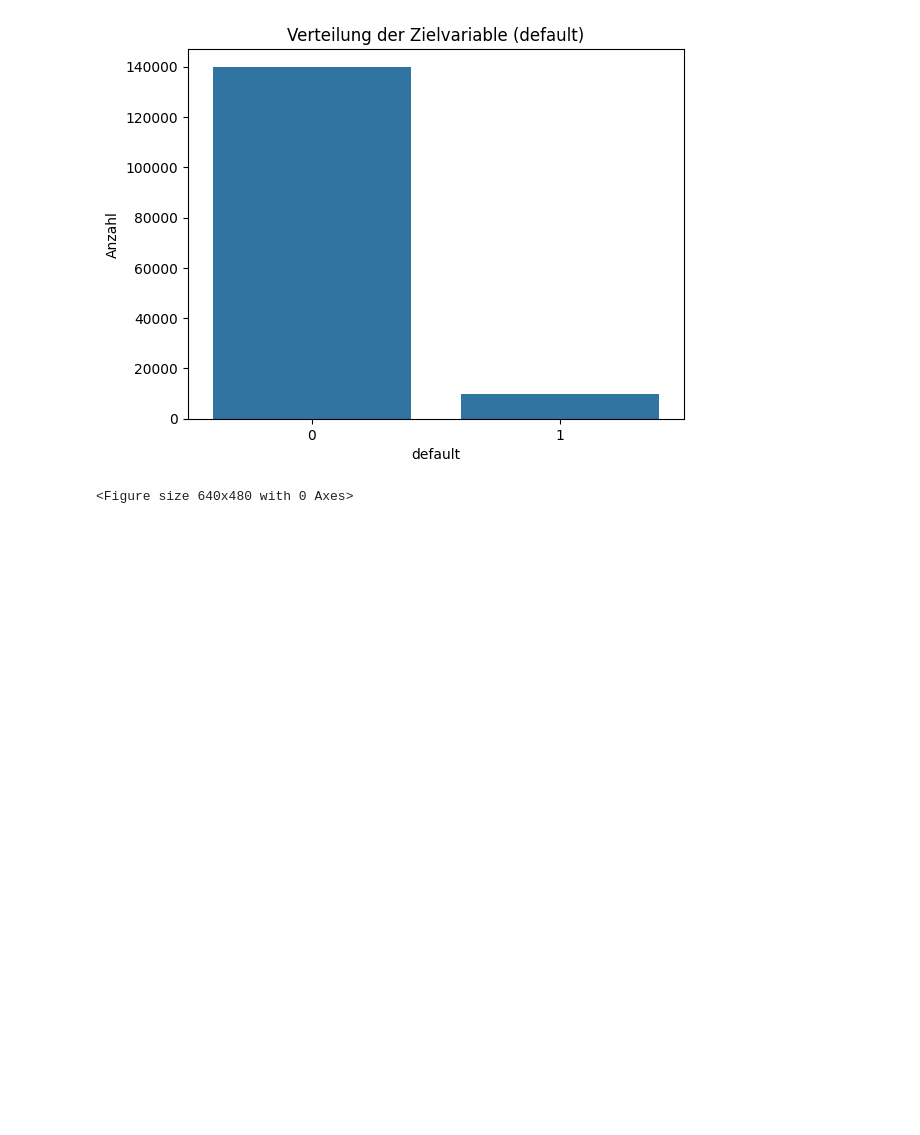
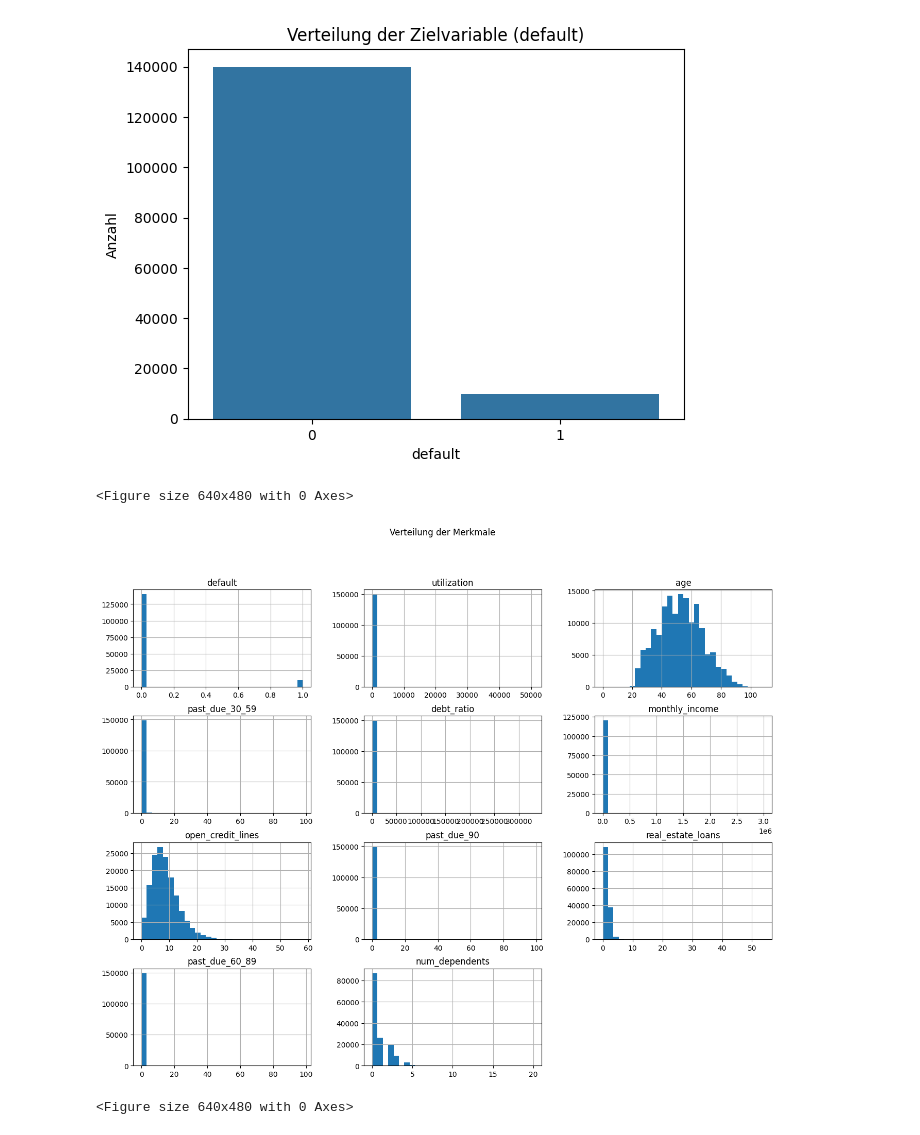
Before and after one commit to andreasbuananda/credit-scoring-pd-model, a Jupyter notebook: notebook/01_EDA.ipynb, the cells around one changed output. Drawn from its saved outputs; the diff is of its cells as text; code cells hidden in the pictures; blank space fills up the shorter version.

```diff
--- a/notebook/01_EDA.ipynb
+++ b/notebook/01_EDA.ipynb
@@ -113,3 +131,12 @@ plt.savefig('/Users/adhyutabuananda/Library/Mobile Documents/com~apple~CloudDocs
 # %% [output]
 [figure]
 <Figure size 640x480 with 0 Axes>
+# %%
+df_train.hist(figsize=(16, 12),
+              bins = 30)
+plt.suptitle('Verteilung der Merkmale')
+plt.show()
+plt.tight_layout()
+# %% [output]
+[figure, added]
+<Figure size 640x480 with 0 Axes>
```
Also changed, not shown: parts of 8 cells of this notebook, 6 other files.
